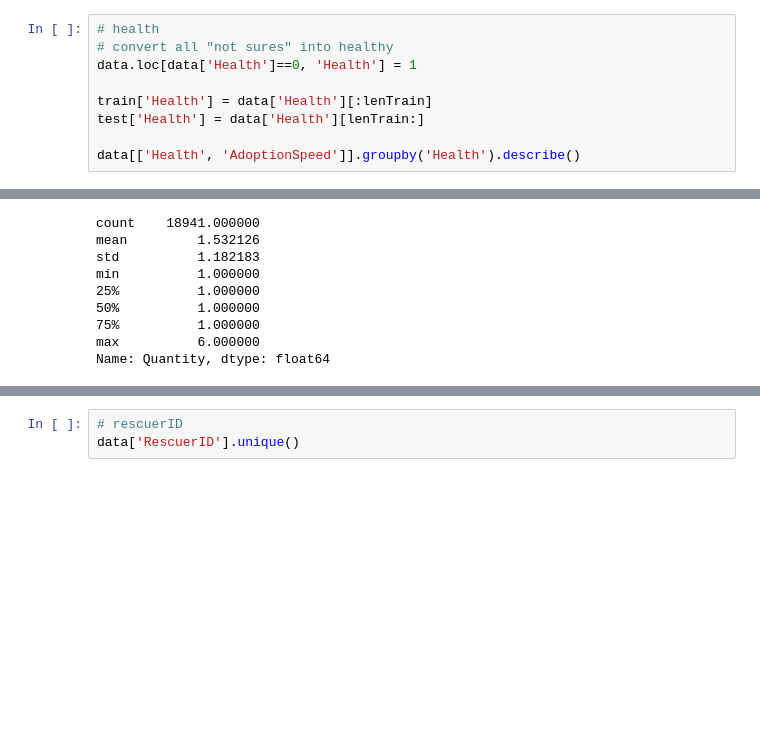
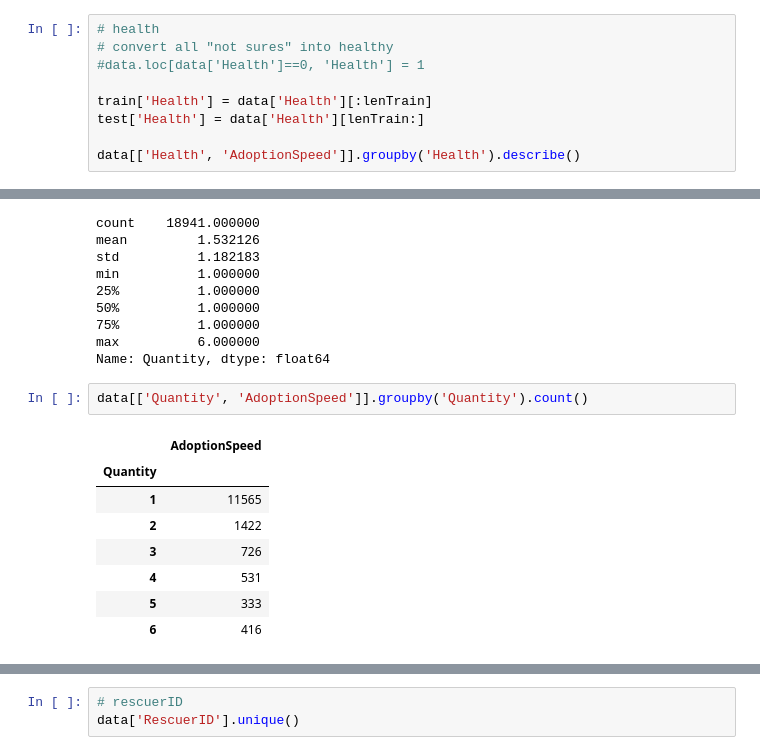
Before and after one commit to jasonnguyen3697/Adoption_prediction, a Jupyter notebook: Kernel.ipynb, the cells around one changed output, grey strips where cells are left out. Cells and saved outputs as stored; diff of their text form; blank space fills up the shorter version.

```diff
--- a/Kernel.ipynb
+++ b/Kernel.ipynb
@@ -504,7 +505,7 @@ data[['Sterilized', 'AdoptionSpeed']].groupby('Sterilized').describe()
 # %%
 # health
 # convert all "not sures" into healthy
-data.loc[data['Health']==0, 'Health'] = 1
+#data.loc[data['Health']==0, 'Health'] = 1
 
 train['Health'] = data['Health'][:lenTrain]
 test['Health'] = data['Health'][lenTrain:]
@@ -541,3 +542,14 @@ min          1.000000
 75%          1.000000
 max          6.000000
 Name: Quantity, dtype: float64
+# %%
+data[['Quantity', 'AdoptionSpeed']].groupby('Quantity').count()
+# %% [output]
+|  | AdoptionSpeed |
+| Quantity |  |
+| 1 | 11565 |
+| 2 | 1422 |
+| 3 | 726 |
+| 4 | 531 |
+| 5 | 333 |
+| 6 | 416 |
```
Also changed, not shown: parts of 20 cells of this notebook.
